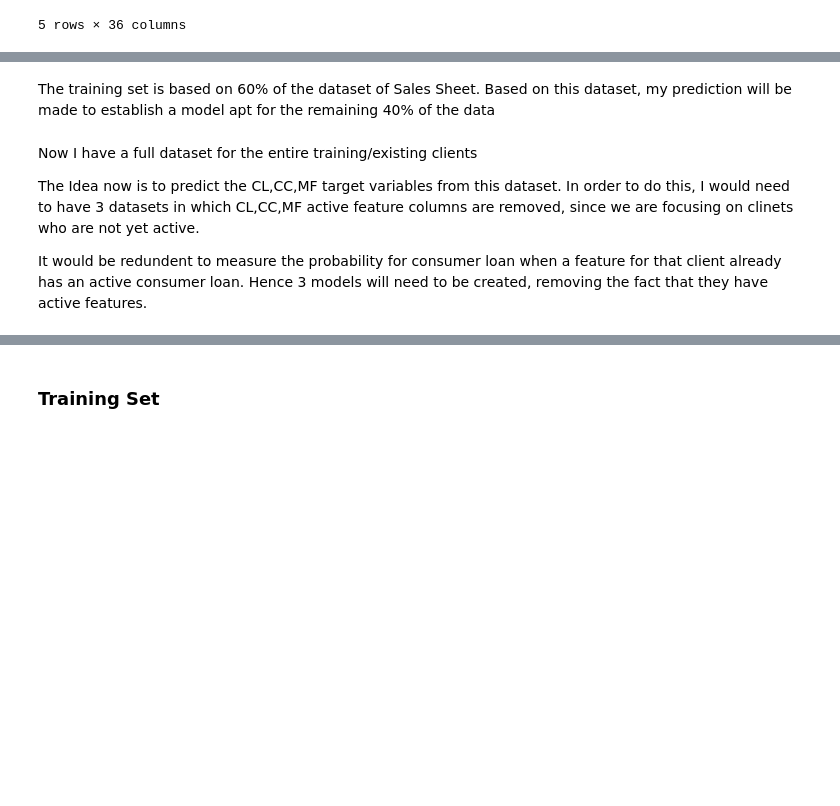
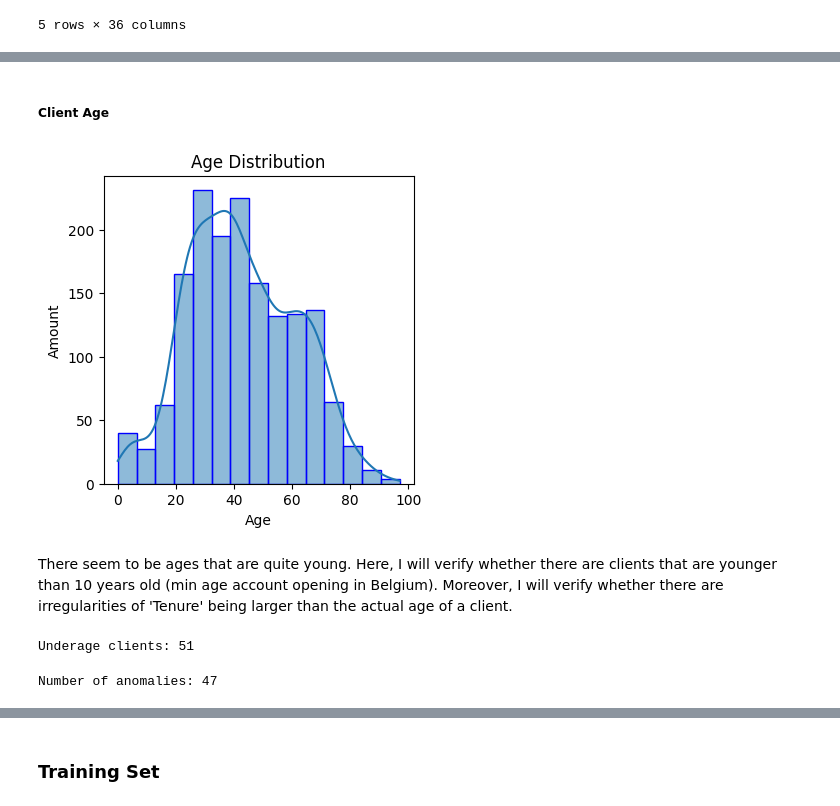
Before and after one commit to JonathanRabbi/DataSciencecase_Bank_Marketing, a Jupyter notebook: Consumer_Loan.ipynb, the cells around one changed output, grey strips where cells are left out. Cells and saved outputs as stored; diff of their text form; code cells hidden in the pictures; blank space fills up the shorter version.

```diff
--- a/Consumer_Loan.ipynb
+++ b/Consumer_Loan.ipynb
@@ -44,12 +48,38 @@ df_merge['Sex'] = df_merge['Sex'].replace(sex_mapping)
 # %%
 # Replace missing values with 0
 df_merge = df_merge.replace(np.nan,0)
-# %% [markdown]
-The training set is based on 60% of the dataset of Sales Sheet. Based on this dataset, my prediction will be made to establish a model apt for the remaining 40% of the data
-# %% [markdown]
-Now I have a full dataset for the entire training/existing clients
-
-The Idea now is to predict the CL,CC,MF target variables from this dataset. In order to do this, I would need to have 3 datasets in which CL,CC,MF active feature columns are removed, since we are focusing on clinets who are not yet active.
-
-It would be redundent to measure the probability for consumer loan when a feature for that client already has an active consumer loan.
-Hence 3 models will need to be created, removing the fact that they have active features.
+# %% [markdown]
+##### Client Age
+# %%
+# Review the age distribution
+
+plt.figure(figsize=(4, 4))
+
+sns.histplot(df_merge['Age'], bins=15, edgecolor="b", kde=True)
+
+plt.title('Age Distribution')
+plt.xlabel('Age')
+plt.ylabel('Amount')
+
+plt.show()
+# %% [output]
+[figure, added]
+# %% [markdown]
+There seem to be ages that are quite young. Here, I will verify whether there are
+clients that are younger than 10 years old (min age account opening in Belgium).
+Moreover, I will verify whether there are irregularities of 'Tenure' being larger than the actual age of a client.
+# %%
+# Verify the rows where Age is less than 10 years old
+
+age_threshold = df['Age'] < 10
+print("Underage clients:", age_threshold.sum())
+# %% [output]
+Underage clients: 51
+# %%
+# Verify when Tenure in years is larger than Age
+
+anomaly_tenure = df['Tenure']/12 > df['Age']
+
+print("Number of anomalies:", anomaly_tenure.sum())
+# %% [output]
+Number of anomalies: 47
```
Also changed, not shown: parts of 8 cells of this notebook.
